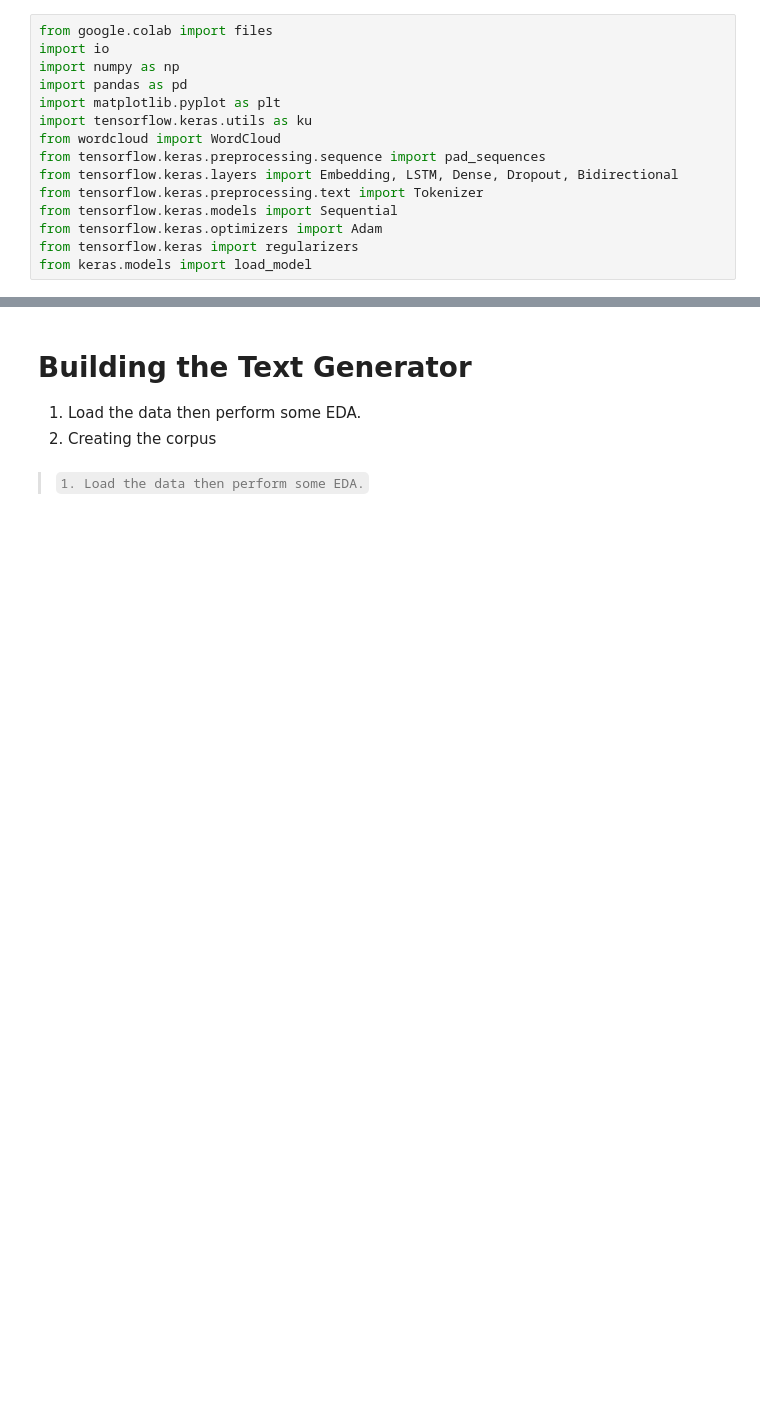
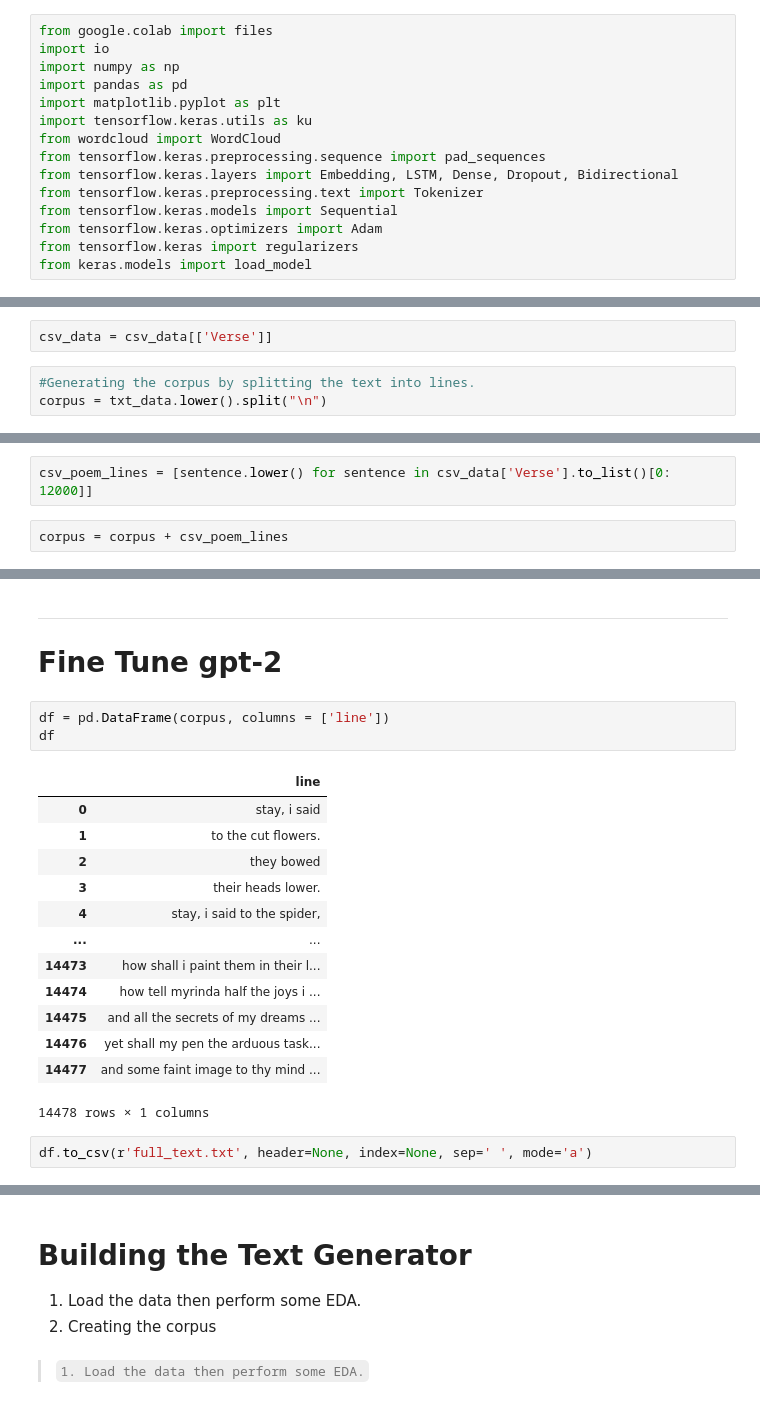
Before and after one commit to ramahasiba/English_and_Arabic_Poem_Generator, a Jupyter notebook: English_Poem_Generator_NLP_Final_Project.ipynb, the cells around one changed output, grey strips where cells are left out. Drawn from its saved outputs; the diff is of its cells as text; blank space fills up the shorter version.

```diff
--- a/English_Poem_Generator_NLP_Final_Project.ipynb
+++ b/English_Poem_Generator_NLP_Final_Project.ipynb
@@ -17,0 +30,5 @@ from keras.models import load_model
+# %%
+csv_data = csv_data[['Verse']]
+# %%
+#Generating the corpus by splitting the text into lines.
+corpus = txt_data.lower().split("\n")
@@ -17,0 +39,4 @@ from keras.models import load_model
+# %%
+csv_poem_lines = [sentence.lower() for sentence in csv_data['Verse'].to_list()[0: 12000]]
+# %%
+corpus = corpus + csv_poem_lines
@@ -17,0 +190,22 @@ from keras.models import load_model
+# %% [markdown]
+-----------------------------
+# Fine Tune gpt-2
+# %%
+df = pd.DataFrame(corpus, columns = ['line'])
+df
+# %% [output]
+|  | line |
+| 0 | stay, i said |
+| 1 | to the cut flowers. |
+| 2 | they bowed |
+| 3 | their heads lower. |
+| 4 | stay, i said to the spider, |
+| ... | ... |
+| 14473 | how shall i paint them in their l... |
+| 14474 | how tell myrinda half the joys i ... |
+| 14475 | and all the secrets of my dreams ... |
+| 14476 | yet shall my pen the arduous task... |
+| 14477 | and some faint image to thy mind ... |
+14478 rows × 1 columns
+# %%
+df.to_csv(r'full_text.txt', header=None, index=None, sep=' ', mode='a')
```
Also changed, not shown: parts of 55 cells of this notebook.
